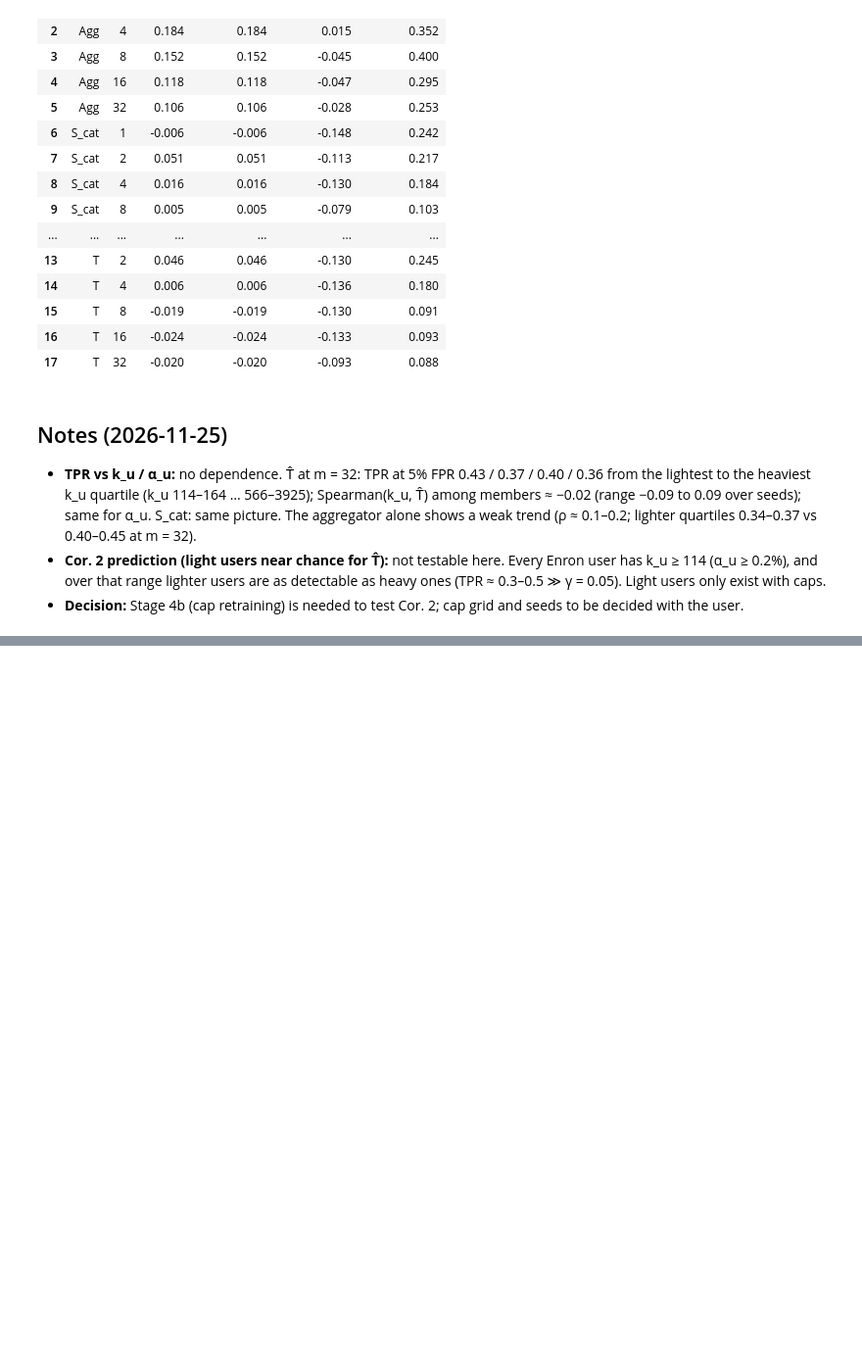
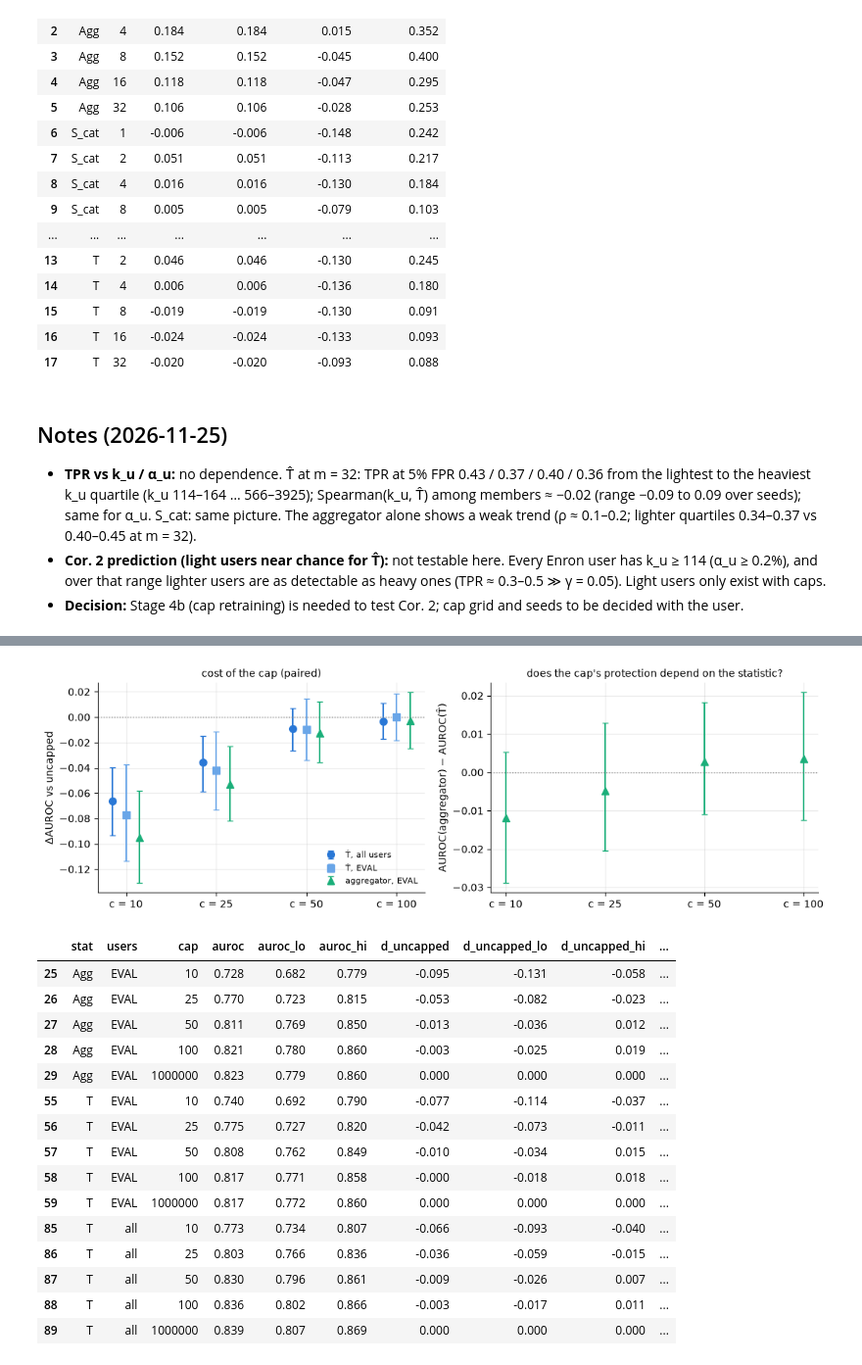
Before and after one commit to Jalalbaim/User-Inference-Attacks-on-LLMs, a Jupyter notebook: Stage4/stage4.ipynb, the cells around one changed output, grey strips where cells are left out. Shown at 98% size. Saved outputs shown, nothing was run; the diff lists cells and outputs as text; code cells hidden in the pictures; blank space fills up the shorter version.

```diff
--- a/Stage4/stage4.ipynb
+++ b/Stage4/stage4.ipynb
@@ -105,0 +160,37 @@ display(A.rank_corr(det).round(3))
+# %%
+b = bs[bs.m == 32]; xs = {c: i for i, c in enumerate(A.CAPS)}
+fig, axes = plt.subplots(1, 2, figsize=(11, 3.6))
+for j, (st, grp, lab, col, mk) in enumerate([("T", "all", "T̂, all users", COL["T"], "o"), ("T", "EVAL", "T̂, EVAL", "#6aa6e8", "s"),
+                                              ("Agg", "EVAL", "aggregator, EVAL", COL["Agg"], "^")]):
+    g = b[(b.stat == st) & (b.users == grp) & (b.cap != A.INF)]
+    xx = np.array([xs[c] for c in g.cap]) + (j - 1) * 0.15
+    axes[0].errorbar(xx, g.d_uncapped, yerr=[g.d_uncapped - g.d_uncapped_lo, g.d_uncapped_hi - g.d_uncapped], fmt=mk, color=col,
+                     ms=7, lw=1.5, capsize=3, label=lab)
+g = b[(b.stat == "Agg") & (b.cap != A.INF)]
+axes[1].errorbar([xs[c] for c in g.cap], g.agg_minus_T, yerr=[g.agg_minus_T - g.agg_minus_T_lo, g.agg_minus_T_hi - g.agg_minus_T],
+                 fmt="^", color=COL["Agg"], ms=7, lw=1.5, capsize=3)
+for ax in axes:
+    ax.axhline(0, color="#888", lw=1, ls=":"); ax.set_xticks(range(len(A.CAPS)), [f"c = {c}" for c in A.CAPS])
+axes[0].set_ylabel("ΔAUROC vs uncapped"); axes[0].set_title("cost of the cap (paired)", fontsize=10); axes[0].legend(frameon=False, fontsize=8)
+axes[1].set_ylabel("AUROC(aggregator) − AUROC(T̂)"); axes[1].set_title("does the cap's protection depend on the statistic?", fontsize=10)
+plt.tight_layout(); plt.show()
+display(b[["stat", "users", "cap", "auroc", "auroc_lo", "auroc_hi", "d_uncapped", "d_uncapped_lo", "d_uncapped_hi",
+           "agg_minus_T", "agg_minus_T_lo", "agg_minus_T_hi"]].round(3))
+# %% [output]
+[figure, added]
+|  | stat | users | cap | auroc | auroc_lo | auroc_hi | d_uncapped | d_uncapped_lo | d_uncapped_hi | ... |
+| 25 | Agg | EVAL | 10 | 0.728 | 0.682 | 0.779 | -0.095 | -0.131 | -0.058 | ... |
+| 26 | Agg | EVAL | 25 | 0.770 | 0.723 | 0.815 | -0.053 | -0.082 | -0.023 | ... |
+| 27 | Agg | EVAL | 50 | 0.811 | 0.769 | 0.850 | -0.013 | -0.036 | 0.012 | ... |
+| 28 | Agg | EVAL | 100 | 0.821 | 0.780 | 0.860 | -0.003 | -0.025 | 0.019 | ... |
+| 29 | Agg | EVAL | 1000000 | 0.823 | 0.779 | 0.860 | 0.000 | 0.000 | 0.000 | ... |
+| 55 | T | EVAL | 10 | 0.740 | 0.692 | 0.790 | -0.077 | -0.114 | -0.037 | ... |
+| 56 | T | EVAL | 25 | 0.775 | 0.727 | 0.820 | -0.042 | -0.073 | -0.011 | ... |
+| 57 | T | EVAL | 50 | 0.808 | 0.762 | 0.849 | -0.010 | -0.034 | 0.015 | ... |
+| 58 | T | EVAL | 100 | 0.817 | 0.771 | 0.858 | -0.000 | -0.018 | 0.018 | ... |
+| 59 | T | EVAL | 1000000 | 0.817 | 0.772 | 0.860 | 0.000 | 0.000 | 0.000 | ... |
+| 85 | T | all | 10 | 0.773 | 0.734 | 0.807 | -0.066 | -0.093 | -0.040 | ... |
+| 86 | T | all | 25 | 0.803 | 0.766 | 0.836 | -0.036 | -0.059 | -0.015 | ... |
+| 87 | T | all | 50 | 0.830 | 0.796 | 0.861 | -0.009 | -0.026 | 0.007 | ... |
+| 88 | T | all | 100 | 0.836 | 0.802 | 0.866 | -0.003 | -0.017 | 0.011 | ... |
+| 89 | T | all | 1000000 | 0.839 | 0.807 | 0.869 | 0.000 | 0.000 | 0.000 | ... |
```
Also changed, not shown: parts of 8 cells of this notebook, 10 other files.
